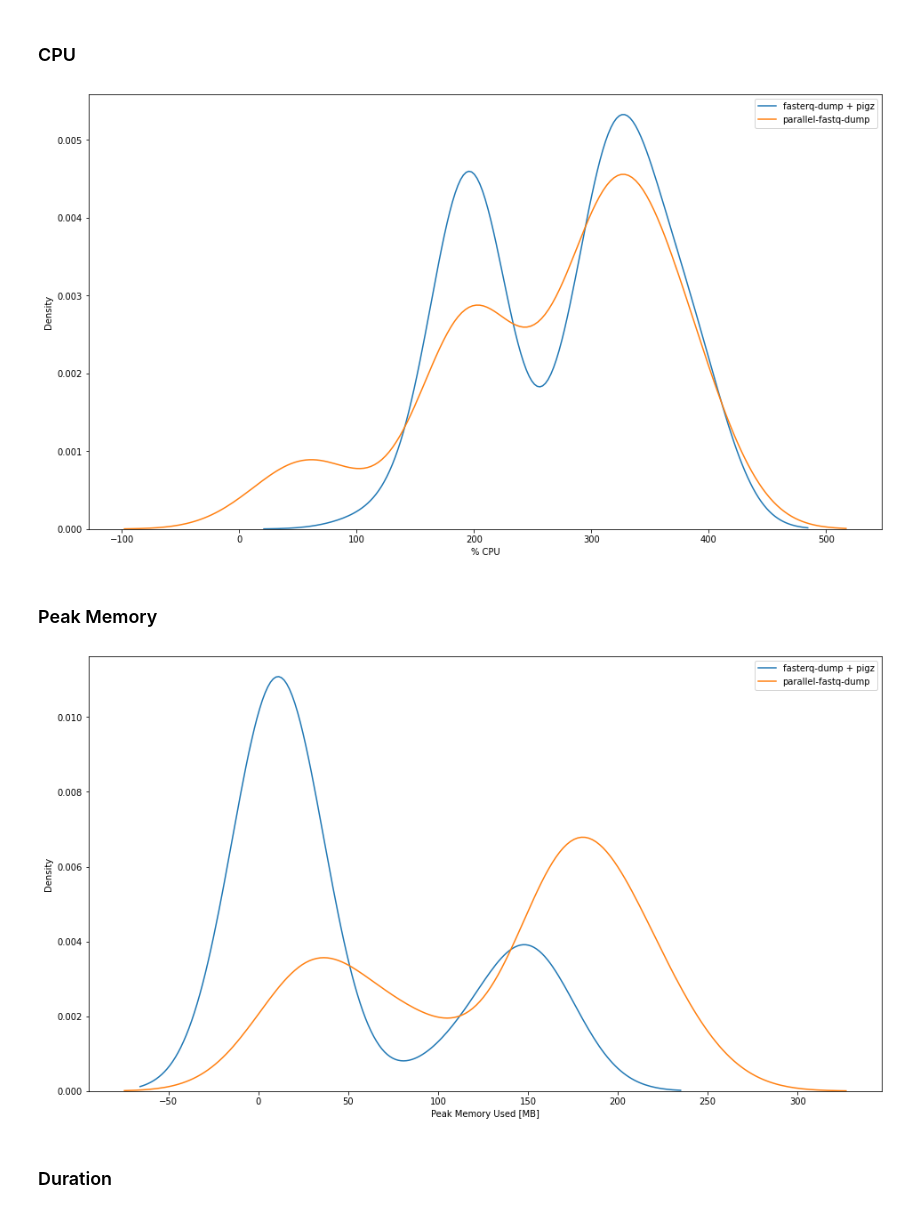
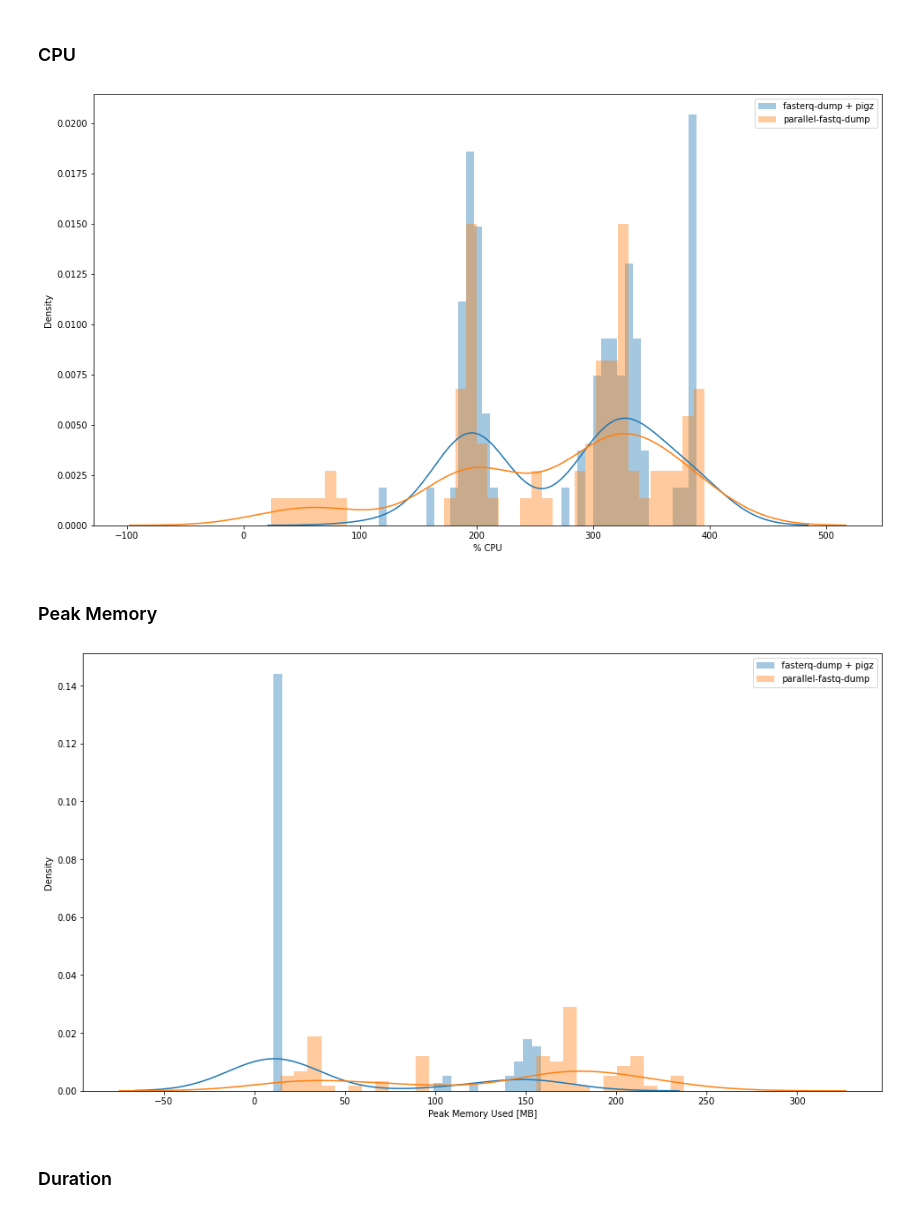
Before and after one commit to UnseenBio/sra-demo-benchmark, a Jupyter notebook: performance.ipynb, the cells around one changed output. Saved outputs shown, nothing was run; the diff lists cells and outputs as text; code cells hidden in the pictures.

Commit message:
refactor: add histograms to plots

```diff
--- a/performance.ipynb
+++ b/performance.ipynb
@@ -135,37 +138,41 @@ Compression is natively supported by `parallel-fastq-dump` via `fastq-dump`'s `-
 # %%
 sns.distplot(
     df.get_group("SRA_DUMP_COMPRESS")["%cpu"],
-    hist=False,
+    bins=40,
+    hist=True,
     kde=True,
     label="fasterq-dump + pigz",
 )
 sns.distplot(
     df.get_group("PARALLEL_FASTQ_DUMP_COMPRESS")["%cpu"],
-    hist=False,
+    bins=40,
+    hist=True,
     kde=True,
     label="parallel-fastq-dump",
 )
 plt.xlabel("% CPU")
 plt.ylabel("Density")
 plt.legend(loc="upper right")
 plt.savefig(
     "figures/pcpu_density_compressed.png", dpi=300, facecolor="white", edgecolor="white"
 )
 plt.show()
 # %% [output]
-[figure, old version]
+[figure, new version]
 # %% [markdown]
 ### Peak Memory
 # %%
 sns.distplot(
     df.get_group("SRA_DUMP_COMPRESS")["peak_rss"] / (1024 ** 2),
-    hist=False,
+    bins=30,
+    hist=True,
     kde=True,
     label="fasterq-dump + pigz",
 )
 sns.distplot(
     df.get_group("PARALLEL_FASTQ_DUMP_COMPRESS")["peak_rss"] / (1024 ** 2),
-    hist=False,
+    bins=30,
+    hist=True,
     kde=True,
     label="parallel-fastq-dump",
 )
@@ -180,7 +187,7 @@ plt.savefig(
 )
 plt.show()
 # %% [output]
-[figure, old version]
+[figure, new version]
 # %% [markdown]
 ### Duration
 # %%
```
Also changed, not shown: parts of 2 cells of this notebook, 4 other files.
